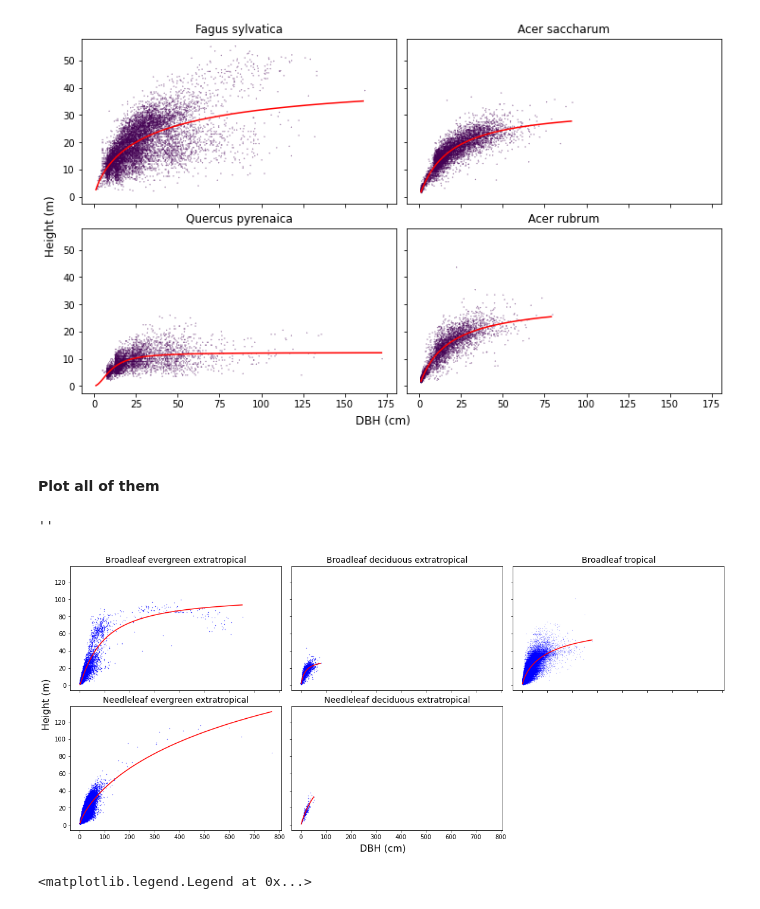
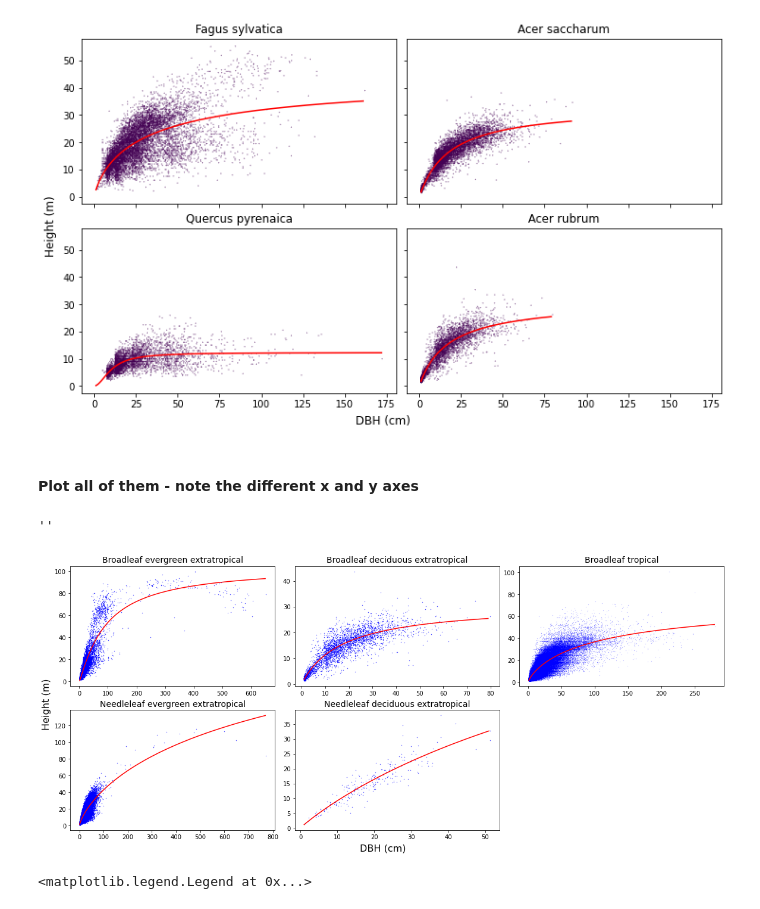
Before and after one commit to JessicaNeedham/FATES-plotting-scripts, a Jupyter notebook: v2_Tallo_analysis_global.ipynb, the cells around one changed output. Saved outputs shown, nothing was run; the diff lists cells and outputs as text; code cells hidden in the pictures.

```diff
--- a/v2_Tallo_analysis_global.ipynb
+++ b/v2_Tallo_analysis_global.ipynb
@@ -639,39 +695,39 @@ fig.supxlabel('DBH (cm)')
 Text(0.5, 0.01, 'DBH (cm)')
 [figure]
 # %% [markdown]
-#### Plot all of them
+#### Plot all of them - note the different x and y axes
 # %%
 fig2, ((f2ax0, f2ax1, f2ax2),(f2ax3,f2ax4,f2ax5)) = plt.subplots(nrows=2,ncols=3,
-                        figsize=(16,7), sharex=True, sharey=True, constrained_layout=True)
+                        figsize=(16,7), constrained_layout=True)
 
 f2ax3.scatter(nleex.dbh, nleex.height, s=0.1, color='blue')
 f2ax3.plot(dbh_nleex, nleex_curve, color='red')
 f2ax3.set_title('Needleleaf evergreen extratropical', fontsize=14)
 
 f2ax4.scatter(nldex.dbh, nldex.height, s=0.1, color='blue')
 f2ax4.plot(dbh_nldex, nldex_curve, color='red')
 f2ax4.set_title('Needleleaf deciduous extratropical', fontsize=14)
 
 f2ax0.scatter(bleex.dbh, bleex.height, s=0.1, color='blue')
 f2ax0.plot(dbh_bleex, bleex_curve, color='red')
 f2ax0.set_title('Broadleaf evergreen extratropical', fontsize=14)
 
 f2ax1.scatter(bldex.dbh, bldex.height, s=0.1, color='blue')
 f2ax1.plot(dbh_bldex, bldex_curve, color='red')
 f2ax1.set_title('Broadleaf deciduous extratropical', fontsize=14)
 
 f2ax2.scatter(bltr.dbh, bltr.height, s=0.01, color='blue')
 f2ax2.plot(dbh_bltr, bltr_curve, color='red')
 f2ax2.set_title('Broadleaf tropical', fontsize=14)
 
 f2ax5.axis('off')
 
 fig2.supylabel('Height (m)', fontsize=16)
 fig2.supxlabel('DBH (cm)', fontsize=16)
 ;
 # %% [output]
 ''
-[figure, old version]
+[figure, new version]
 # %%
 dbh = np.arange(1,350,1)
 bldex_curve = [d2hmc(d, height_ps_bldex[0], height_ps_bldex[1], height_ps_bldex[2])  for  d  in dbh]
```
Also changed, not shown: parts of 47 cells of this notebook.
